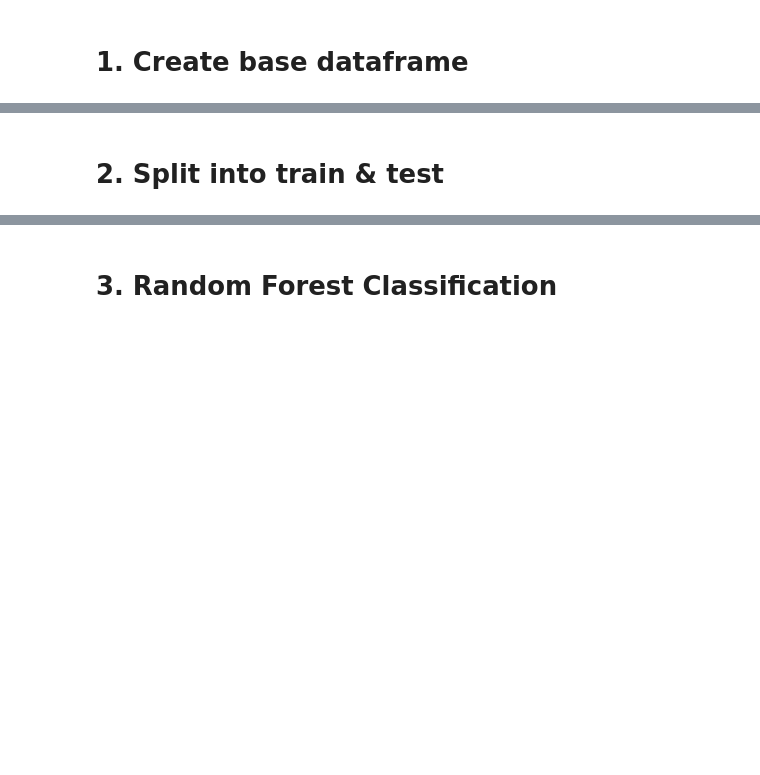
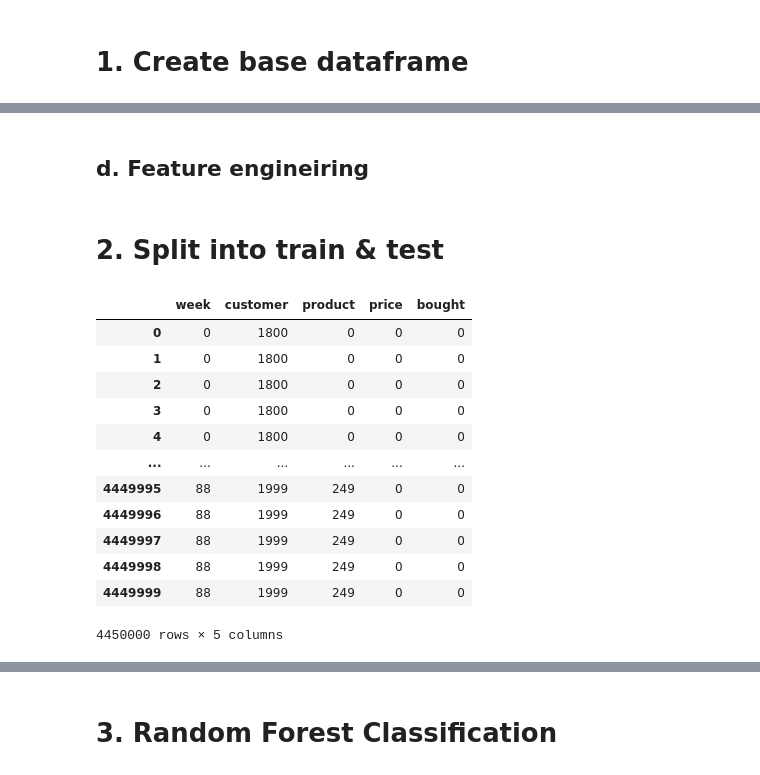
Before and after one commit to stijnbenja/BigData2, a Jupyter notebook: main.ipynb, the cells around one changed output, grey strips where cells are left out. Saved outputs shown, nothing was run; the diff lists cells and outputs as text; code cells hidden in the pictures; blank space fills up the shorter version.

```diff
--- a/main.ipynb
+++ b/main.ipynb
@@ -38,2 +87,20 @@ base['bought'] = (base['price']!=0).astype(int)
+# %% [markdown]
+## d. Feature engineiring
 # %% [markdown]
 # 2. Split into train & test
+# %%
+base
+# %% [output]
+|  | week | customer | product | price | bought |
+| 0 | 0 | 1800 | 0 | 0 | 0 |
+| 1 | 0 | 1800 | 0 | 0 | 0 |
+| 2 | 0 | 1800 | 0 | 0 | 0 |
+| 3 | 0 | 1800 | 0 | 0 | 0 |
+| 4 | 0 | 1800 | 0 | 0 | 0 |
+| ... | ... | ... | ... | ... | ... |
+| 4449995 | 88 | 1999 | 249 | 0 | 0 |
+| 4449996 | 88 | 1999 | 249 | 0 | 0 |
+| 4449997 | 88 | 1999 | 249 | 0 | 0 |
+| 4449998 | 88 | 1999 | 249 | 0 | 0 |
+| 4449999 | 88 | 1999 | 249 | 0 | 0 |
+4450000 rows × 5 columns
```
Also changed, not shown: parts of 19 cells of this notebook.
